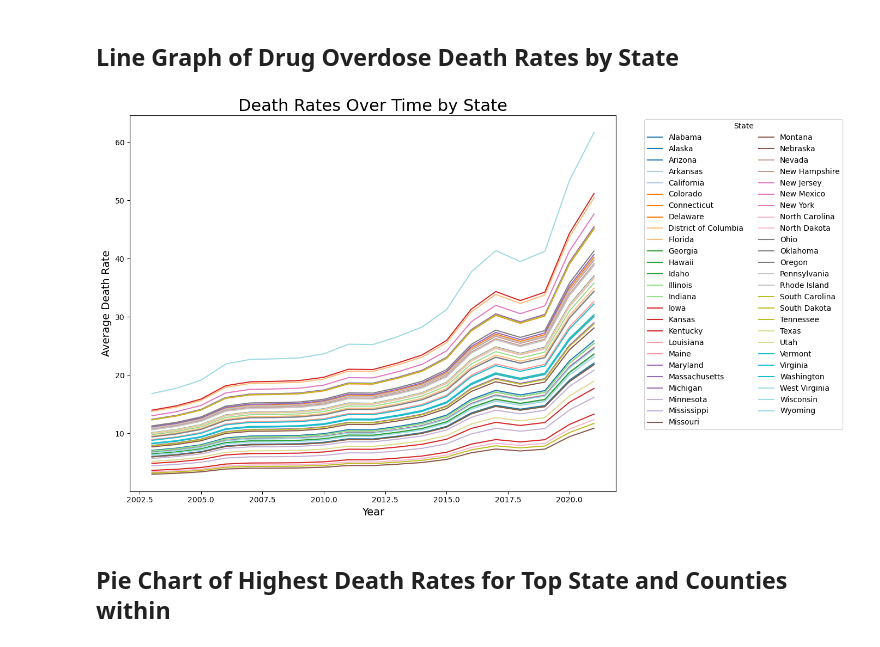
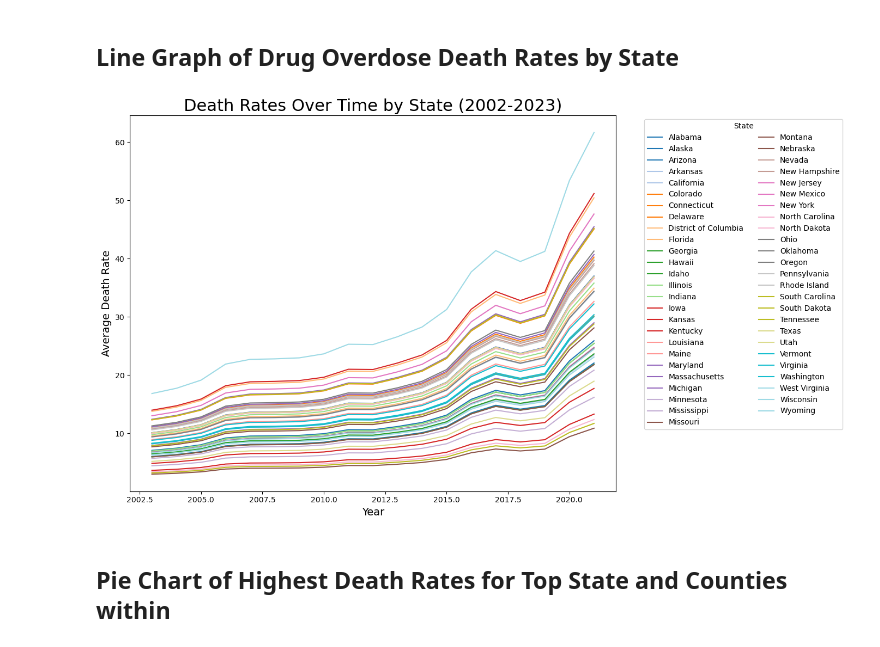
Before and after one commit to FarihaC-AI/Drug-Overdose, a Jupyter notebook: drug_overdose.ipynb, the cells around one changed output. Drawn from its saved outputs; the diff is of its cells as text; code cells hidden in the pictures.

```diff
--- a/drug_overdose.ipynb
+++ b/drug_overdose.ipynb
@@ -103,26 +103,26 @@ plt.show()
 # %%
 state_year_data = df2.groupby(['Year', 'State'])['Model-based Death Rate'].mean().unstack()
 
 state_year_data.plot(
     kind='line',
     figsize=(14, 8),
     marker='',
     colormap='tab20'
 )
-plt.title('Death Rates Over Time by State', fontsize=22)
+plt.title('Death Rates Over Time by State (2002-2023)', fontsize=22)
 plt.xlabel('Year', fontsize=14)
 plt.ylabel('Average Death Rate', fontsize=14)
 plt.legend(
     title='State',
     bbox_to_anchor=(1.05, 1),
     loc='upper left',
     ncol=2
 )
 plt.tight_layout()
 
 plt.show()
 # %% [output]
-[figure, old version]
+[figure, new version]
 # %% [markdown]
 ## Pie Chart of Highest Death Rates for Top State and Counties within
 # %%
```
Also changed, not shown: parts of 1 cell of this notebook.
